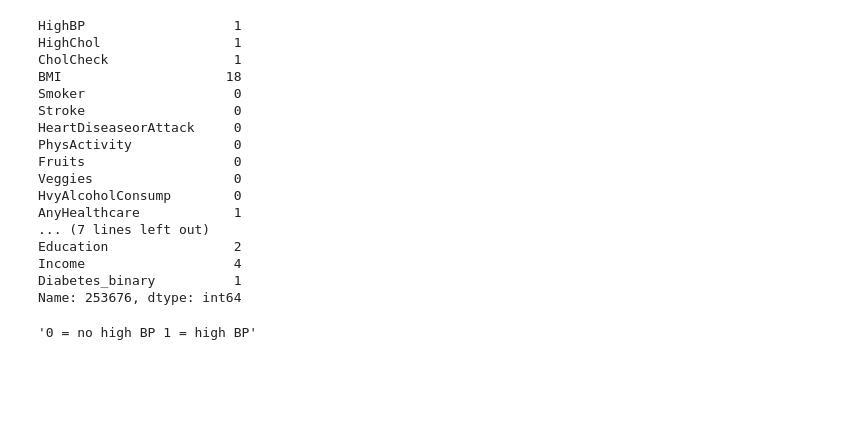
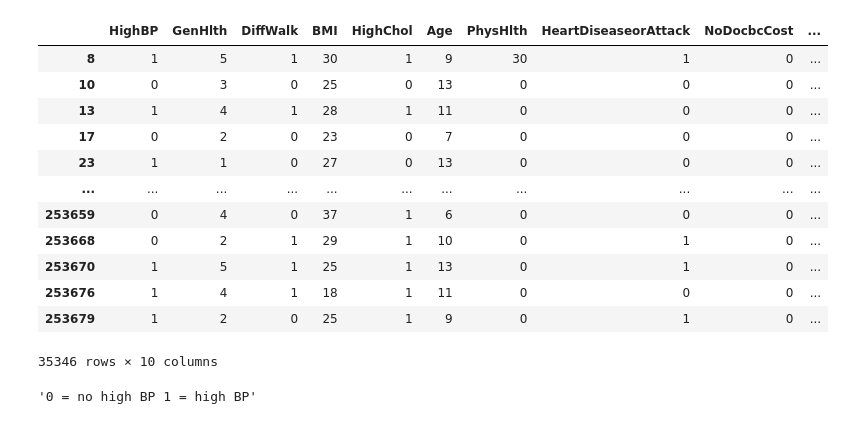
Before and after one commit to ktpanda2025/ECS_171_Group_26, a Jupyter notebook: Data_exploration/Feature_selection_eda.ipynb, the cells around one changed output. Drawn from its saved outputs; the diff is of its cells as text; code cells hidden in the pictures; blank space fills up the shorter version.

```diff
--- a/Data_exploration/Feature_selection_eda.ipynb
+++ b/Data_exploration/Feature_selection_eda.ipynb
@@ -34,26 +34,29 @@ cdc_diabetes_health_indicators.variables
 | 20 | Age | Feature | Integer | Age | 13-level age category (_AGEG5YR s... | None | no |
 | 21 | Education | Feature | Integer | Education Level | Education level (EDUCA see codebo... | None | no |
 | 22 | Income | Feature | Integer | Income | Income scale (INCOME2 see codeboo... | None | no |
-# %%
-X.join(y).iloc[253676]
-# %% [output]
-HighBP                   1
-HighChol                 1
-CholCheck                1
-BMI                     18
-Smoker                   0
-Stroke                   0
-HeartDiseaseorAttack     0
-PhysActivity             0
-Fruits                   0
-Veggies                  0
-HvyAlcoholConsump        0
-AnyHealthcare            1
-... (7 lines left out)
-Education                2
-Income                   4
-Diabetes_binary          1
-Name: 253676, dtype: int64
+# %%
+df = X.join(y)
+
+filtered_df = df.loc[df['Diabetes_binary'] == 1, [
+    'HighBP', 'GenHlth', 'DiffWalk', 'BMI', 'HighChol', 'Age',
+    'PhysHlth', 'HeartDiseaseorAttack', 'NoDocbcCost', 'MentHlth'
+]]
+
+filtered_df.index
+# %% [output]
+|  | HighBP | GenHlth | DiffWalk | BMI | HighChol | Age | PhysHlth | HeartDiseaseorAttack | NoDocbcCost | ... |
+| 8 | 1 | 5 | 1 | 30 | 1 | 9 | 30 | 1 | 0 | ... |
+| 10 | 0 | 3 | 0 | 25 | 0 | 13 | 0 | 0 | 0 | ... |
+| 13 | 1 | 4 | 1 | 28 | 1 | 11 | 0 | 0 | 0 | ... |
+| 17 | 0 | 2 | 0 | 23 | 0 | 7 | 0 | 0 | 0 | ... |
+| 23 | 1 | 1 | 0 | 27 | 0 | 13 | 0 | 0 | 0 | ... |
+| ... | ... | ... | ... | ... | ... | ... | ... | ... | ... | ... |
+| 253659 | 0 | 4 | 0 | 37 | 1 | 6 | 0 | 0 | 0 | ... |
+| 253668 | 0 | 2 | 1 | 29 | 1 | 10 | 0 | 1 | 0 | ... |
+| 253670 | 1 | 5 | 1 | 25 | 1 | 13 | 0 | 1 | 0 | ... |
+| 253676 | 1 | 4 | 1 | 18 | 1 | 11 | 0 | 0 | 0 | ... |
+| 253679 | 1 | 2 | 0 | 25 | 1 | 9 | 0 | 1 | 0 | ... |
+35346 rows × 10 columns
 # %%
 
 metadata = cdc_diabetes_health_indicators.variables
```
Also changed, not shown: 5 other files.
